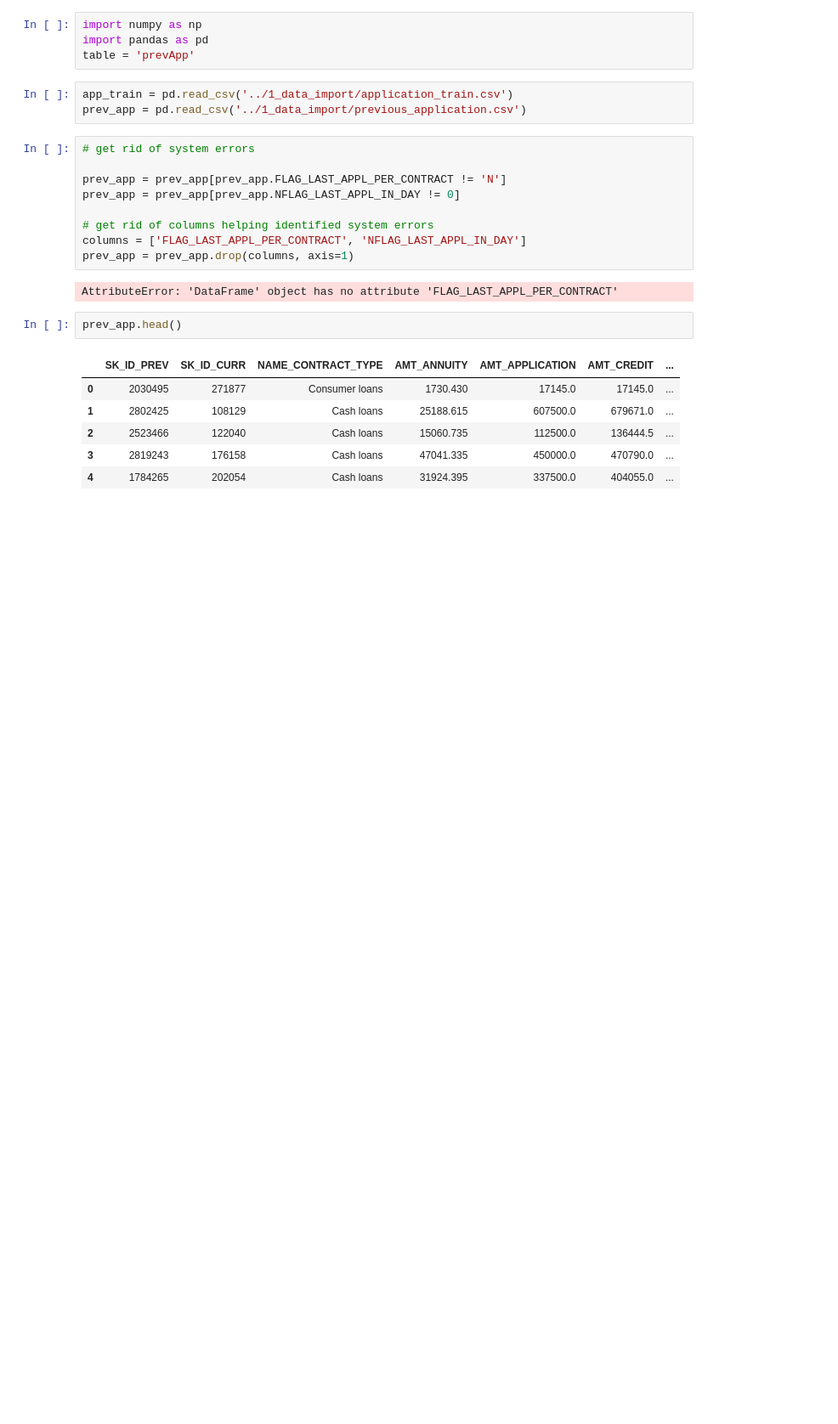
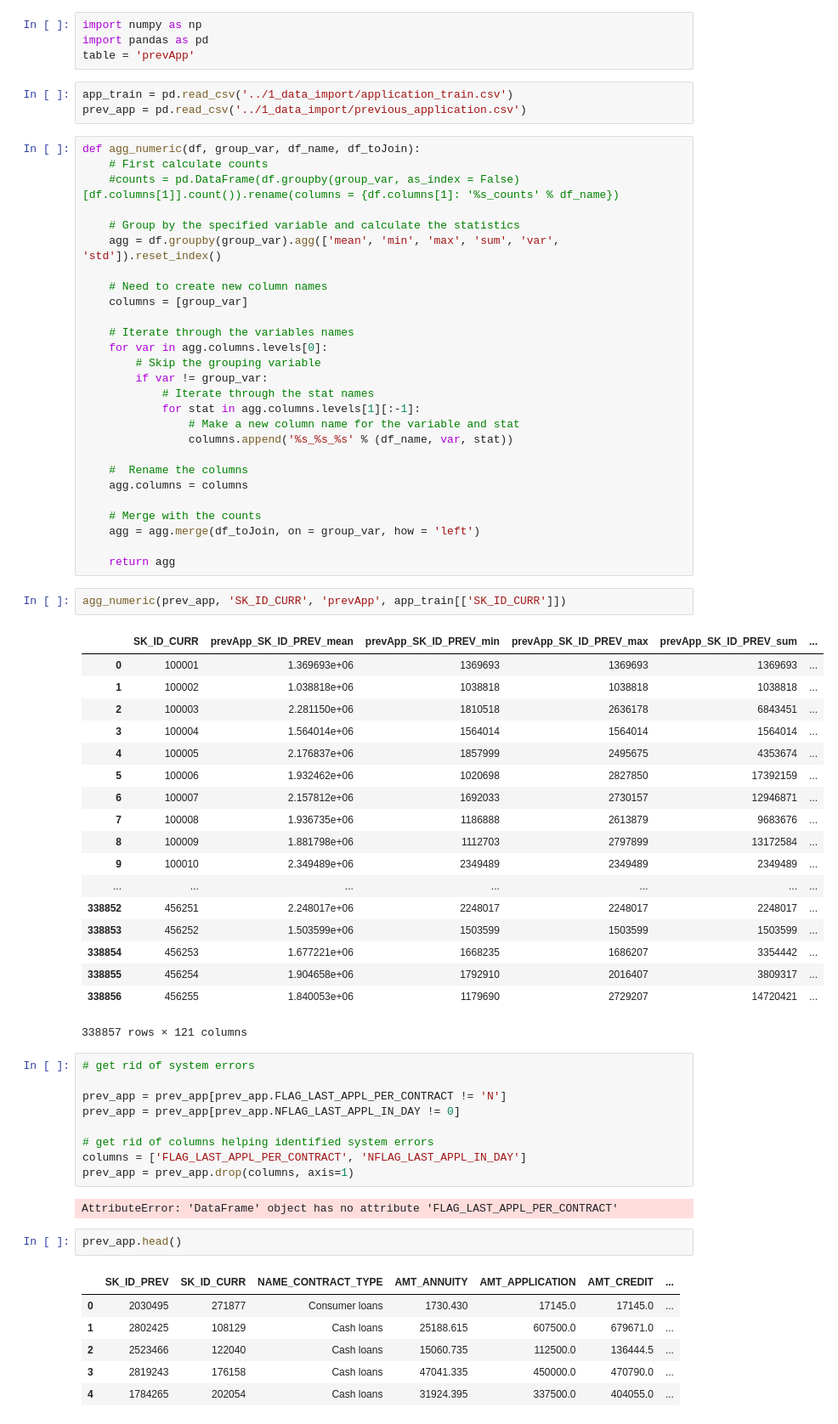
Before and after one commit to michalcisek/hcdr, a Jupyter notebook: 2_data_preparation/prev_app.ipynb, the cells around one changed output. Shown at 85% size. Saved outputs shown, nothing was run; the diff lists cells and outputs as text; blank space fills up the shorter version.

```diff
--- a/2_data_preparation/prev_app.ipynb
+++ b/2_data_preparation/prev_app.ipynb
@@ -5,6 +5,54 @@ table = 'prevApp'
 # %%
 app_train = pd.read_csv('../1_data_import/application_train.csv')
 prev_app = pd.read_csv('../1_data_import/previous_application.csv')
+# %%
+def agg_numeric(df, group_var, df_name, df_toJoin):
+    # First calculate counts
+    #counts = pd.DataFrame(df.groupby(group_var, as_index = False)[df.columns[1]].count()).rename(columns = {df.columns[1]: '%s_counts' % df_name})
+
+    # Group by the specified variable and calculate the statistics
+    agg = df.groupby(group_var).agg(['mean', 'min', 'max', 'sum', 'var', 'std']).reset_index()
+
+    # Need to create new column names
+    columns = [group_var]
+
+    # Iterate through the variables names
+    for var in agg.columns.levels[0]:
+        # Skip the grouping variable
+        if var != group_var:
+            # Iterate through the stat names
+            for stat in agg.columns.levels[1][:-1]:
+                # Make a new column name for the variable and stat
+                columns.append('%s_%s_%s' % (df_name, var, stat))
+
+    #  Rename the columns
+    agg.columns = columns
+
+    # Merge with the counts
+    agg = agg.merge(df_toJoin, on = group_var, how = 'left')
+
+    return agg
+# %%
+agg_numeric(prev_app, 'SK_ID_CURR', 'prevApp', app_train[['SK_ID_CURR']])
+# %% [output]
+|  | SK_ID_CURR | prevApp_SK_ID_PREV_mean | prevApp_SK_ID_PREV_min | prevApp_SK_ID_PREV_max | prevApp_SK_ID_PREV_sum | ... |
+| 0 | 100001 | 1.369693e+06 | 1369693 | 1369693 | 1369693 | ... |
+| 1 | 100002 | 1.038818e+06 | 1038818 | 1038818 | 1038818 | ... |
+| 2 | 100003 | 2.281150e+06 | 1810518 | 2636178 | 6843451 | ... |
+| 3 | 100004 | 1.564014e+06 | 1564014 | 1564014 | 1564014 | ... |
+| 4 | 100005 | 2.176837e+06 | 1857999 | 2495675 | 4353674 | ... |
+| 5 | 100006 | 1.932462e+06 | 1020698 | 2827850 | 17392159 | ... |
+| 6 | 100007 | 2.157812e+06 | 1692033 | 2730157 | 12946871 | ... |
+| 7 | 100008 | 1.936735e+06 | 1186888 | 2613879 | 9683676 | ... |
+| 8 | 100009 | 1.881798e+06 | 1112703 | 2797899 | 13172584 | ... |
+| 9 | 100010 | 2.349489e+06 | 2349489 | 2349489 | 2349489 | ... |
+| ... | ... | ... | ... | ... | ... | ... |
+| 338852 | 456251 | 2.248017e+06 | 2248017 | 2248017 | 2248017 | ... |
+| 338853 | 456252 | 1.503599e+06 | 1503599 | 1503599 | 1503599 | ... |
+| 338854 | 456253 | 1.677221e+06 | 1668235 | 1686207 | 3354442 | ... |
+| 338855 | 456254 | 1.904658e+06 | 1792910 | 2016407 | 3809317 | ... |
+| 338856 | 456255 | 1.840053e+06 | 1179690 | 2729207 | 14720421 | ... |
+338857 rows × 121 columns
 # %%
 # get rid of system errors
 
```
Also changed, not shown: parts of 1 cell of this notebook, 1 other file.
